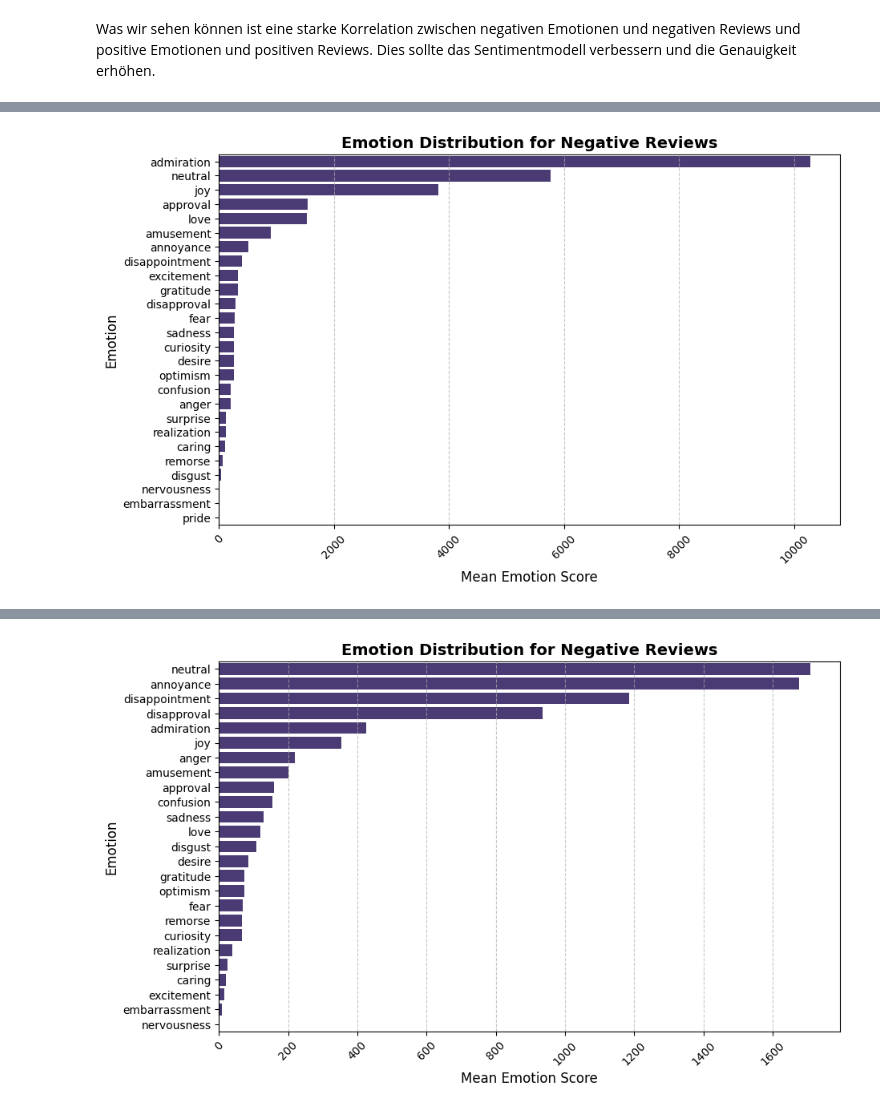
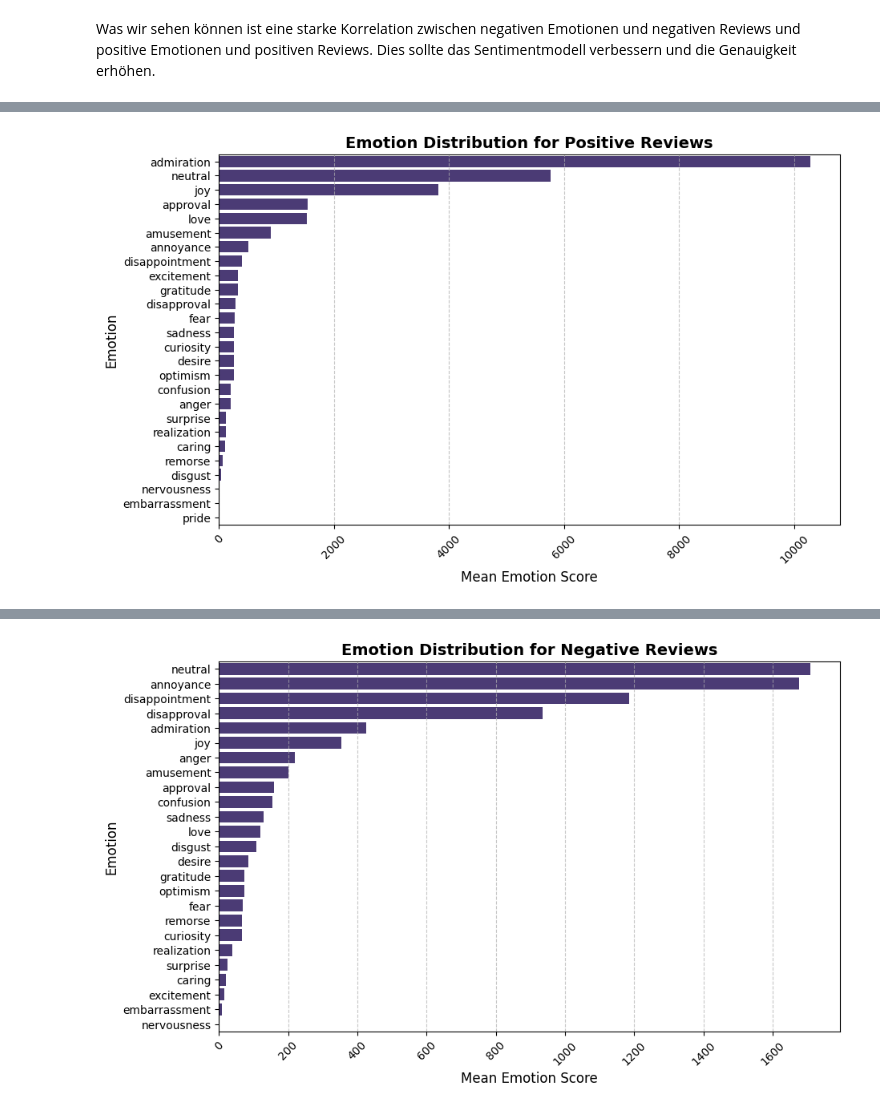
Before and after one commit to mikoyldz/steamrep, a Jupyter notebook: 1_Emotion_Model.ipynb, the cells around one changed output, grey strips where cells are left out. Saved outputs shown, nothing was run; the diff lists cells and outputs as text; code cells hidden in the pictures.

```diff
--- a/1_Emotion_Model.ipynb
+++ b/1_Emotion_Model.ipynb
@@ -285,6 +285,9 @@ df_strat_results.head(5)
 5 rows × 55 columns
 # %%
 df_strat_results.to_parquet("data/emotions_results/steam_reviews_filtered_emotions.parquet") #speichern der Daten
+# %%
+df_strat_results = pd.read_parquet("data/emotions_results/steam_reviews_filtered_emotions.parquet") #laden der Daten
+df_stratified_emotion = df_strat_results.iloc[:,27:]
 # %% [markdown]
 ### Korrelationen und Vorkommnisse der Emotionen
 
@@ -371,19 +353,19 @@ Name: count, dtype: int64
 # %%
 import matplotlib.pyplot as plt
 import seaborn as sns
 sns.set_palette("viridis")
 
 plt.figure(figsize=(10, 6))
-negative_emotions_means = df_emotions_positive.value_counts('emotion')
-sns.barplot(y=negative_emotions_means.index, x=negative_emotions_means.values)
-plt.title("Emotion Distribution for Negative Reviews", fontsize=14, fontweight='bold')
+positive_emotions_mean = df_emotions_positive.value_counts('emotion')
+sns.barplot(y=positive_emotions_mean.index, x=positive_emotions_mean.values)
+plt.title("Emotion Distribution for Positive Reviews", fontsize=14, fontweight='bold')
 plt.xlabel("Mean Emotion Score", fontsize=12)
 plt.ylabel("Emotion", fontsize=12)
 plt.xticks(rotation=45)
 plt.grid(axis='x', linestyle='--', alpha=0.7)
 plt.show()
 # %% [output]
-[figure, old version]
+[figure, new version]
 # %%
 df_emotions_negative = df_strat_results.iloc[np.where(df_strat_results["recommended"]== False)].copy()
 df_emotions_negative['emotion'] = df_emotions_negative.iloc[:,len(df_stratified.columns):].idxmax(axis=1)
```
Also changed, not shown: parts of 2 cells of this notebook, 3 other files.
